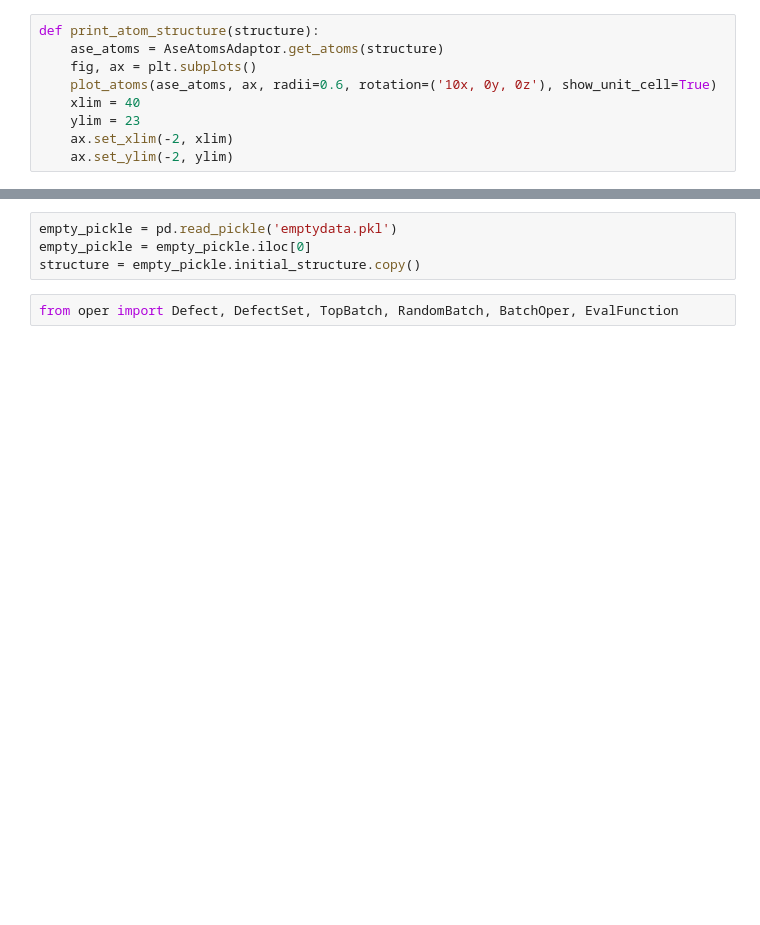
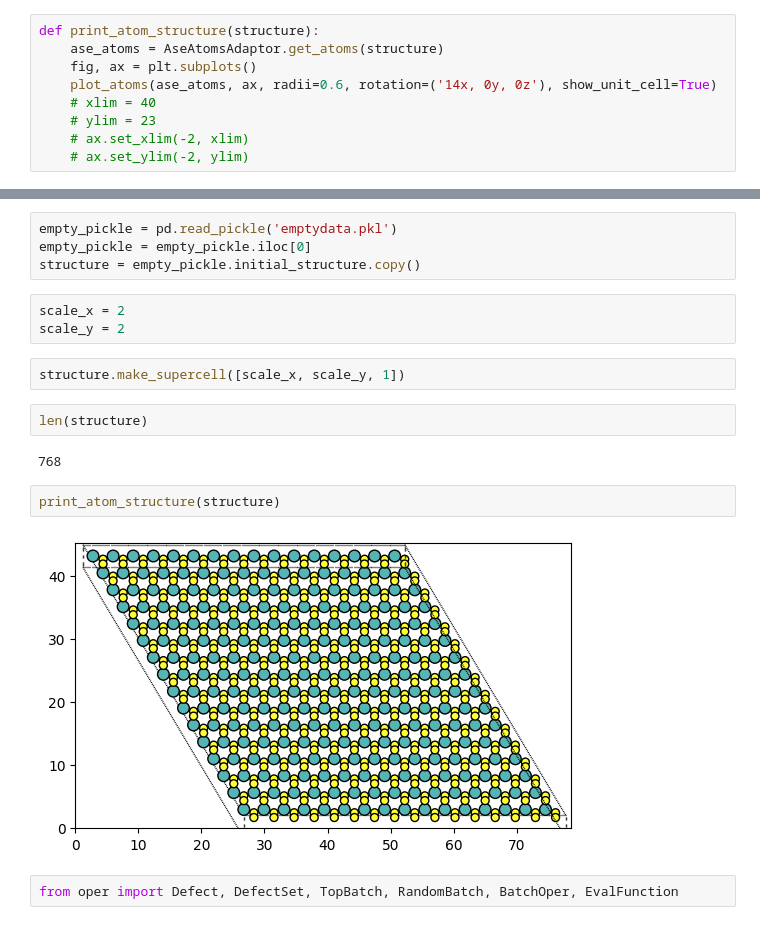
Before and after one commit to Lepip/defects_forecast, a Jupyter notebook: upd.ipynb, the cells around one changed output, grey strips where cells are left out. Cells and saved outputs as stored; diff of their text form; blank space fills up the shorter version.

```diff
--- a/upd.ipynb
+++ b/upd.ipynb
@@ -12,11 +12,11 @@ from ase.visualize.plot import plot_atoms
 def print_atom_structure(structure):
     ase_atoms = AseAtomsAdaptor.get_atoms(structure)
     fig, ax = plt.subplots()
-    plot_atoms(ase_atoms, ax, radii=0.6, rotation=('10x, 0y, 0z'), show_unit_cell=True)
-    xlim = 40
-    ylim = 23
-    ax.set_xlim(-2, xlim)
-    ax.set_ylim(-2, ylim)
+    plot_atoms(ase_atoms, ax, radii=0.6, rotation=('14x, 0y, 0z'), show_unit_cell=True)
+    # xlim = 40
+    # ylim = 23
+    # ax.set_xlim(-2, xlim)
+    # ax.set_ylim(-2, ylim)
 # %%
 energyForS = 2.693
 energyForMo = 7.097
@@ -114,6 +283,19 @@ class function_calc:
 empty_pickle = pd.read_pickle('emptydata.pkl')
 empty_pickle = empty_pickle.iloc[0]
 structure = empty_pickle.initial_structure.copy()
+# %%
+scale_x = 2
+scale_y = 2
+# %%
+structure.make_supercell([scale_x, scale_y, 1])
+# %%
+len(structure)
+# %% [output]
+768
+# %%
+print_atom_structure(structure)
+# %% [output]
+[figure, added]
 # %%
 from oper import Defect, DefectSet, TopBatch, RandomBatch, BatchOper, EvalFunction
 # %%
```
Also changed, not shown: parts of 44 cells of this notebook, 1 other file.
